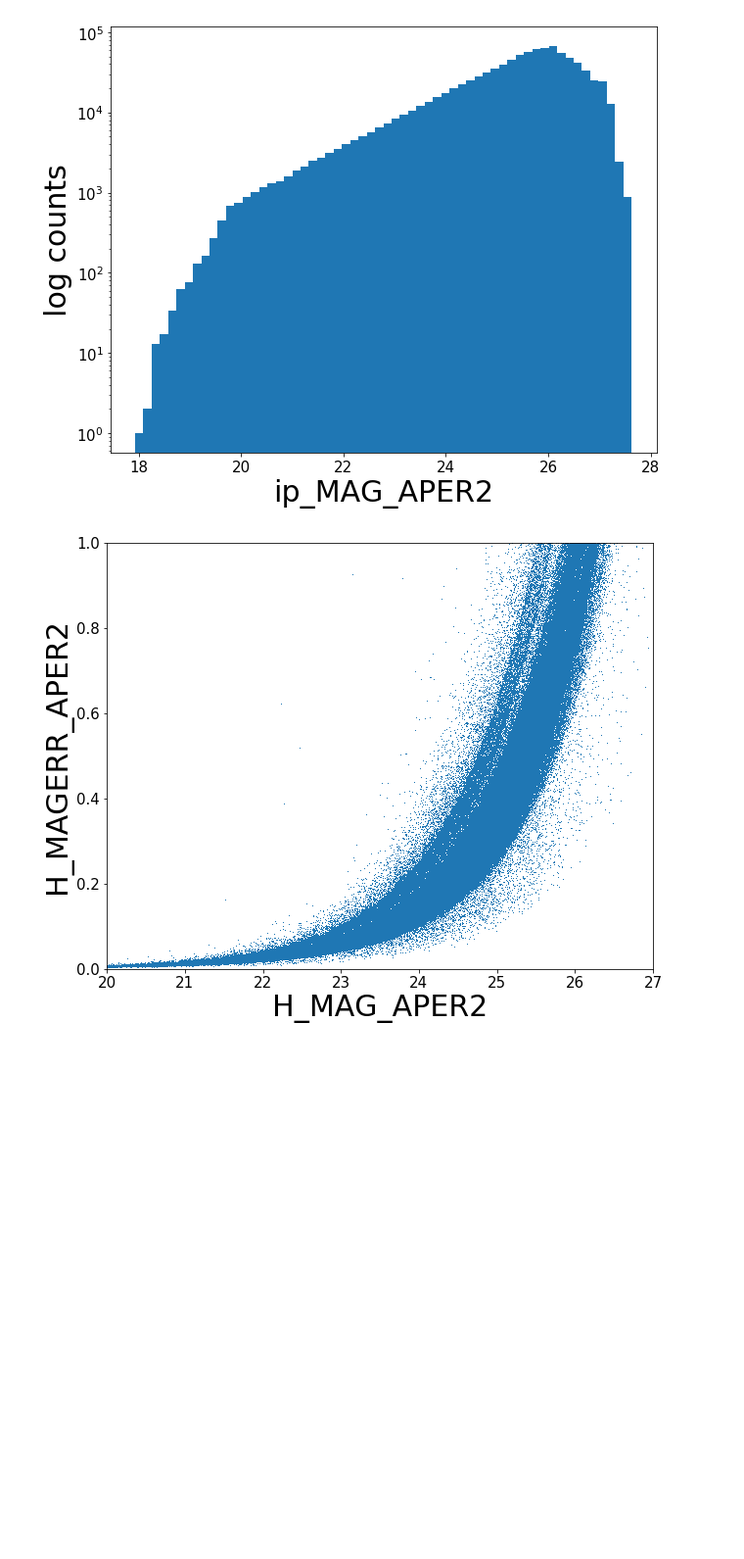
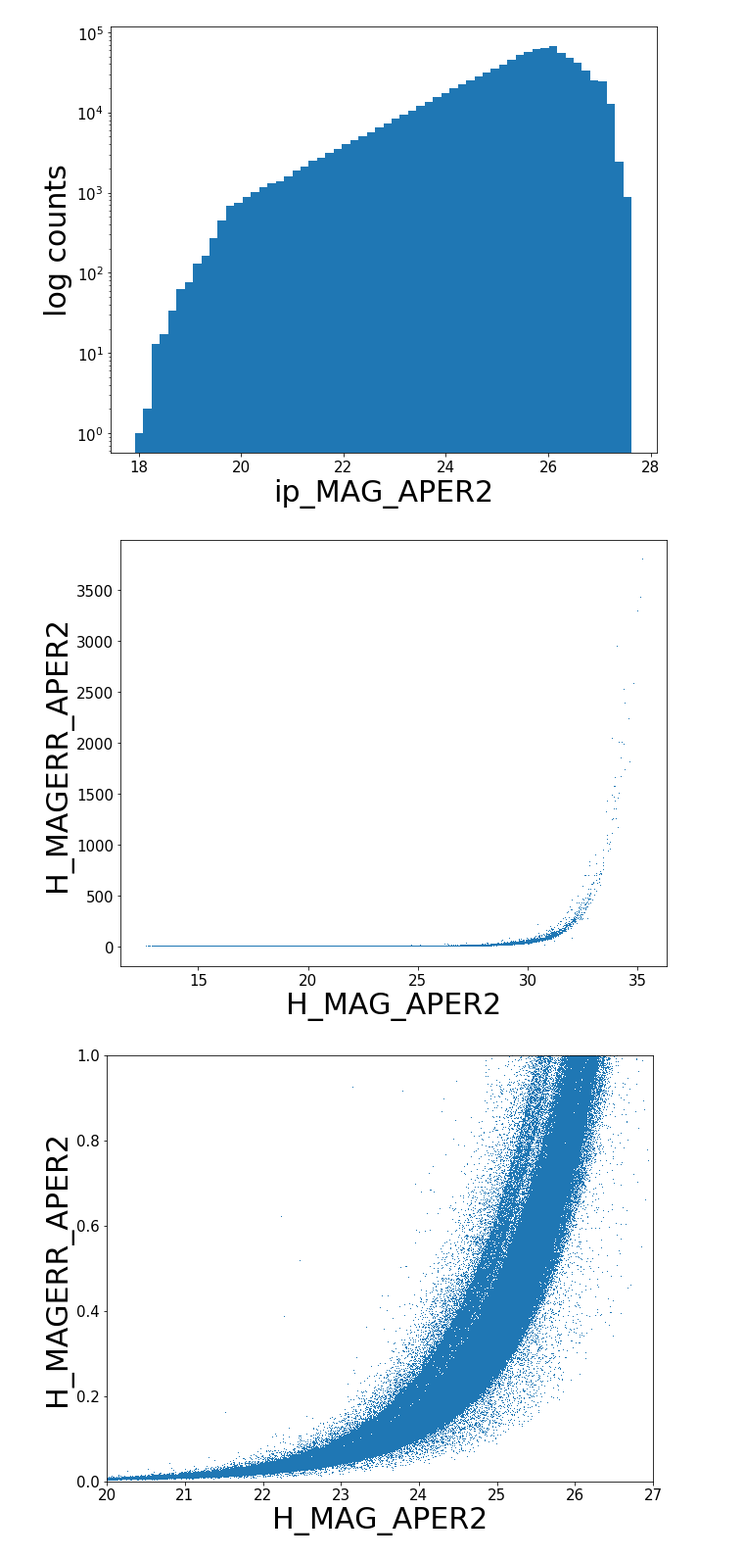
Before and after one commit to GiorgioManzoni/VIPERS_GALFORM, a Jupyter notebook: 018_READ_COSMOS.ipynb, the cells around one changed output. Shown at 98% size. Saved outputs shown, nothing was run; the diff lists cells and outputs as text; code cells hidden in the pictures; blank space fills up the shorter version.

```diff
--- a/018_READ_COSMOS.ipynb
+++ b/018_READ_COSMOS.ipynb
@@ -196,6 +196,21 @@ plt.savefig('../plots/018/COSMOS_ip_histo.png')
 plt.show()
 # %% [output]
 [figure]
+# %%
+plt.figure(figsize=(10,8))
+plt.plot(cat['H_MAG_APER2'][(cat['H_MAG_APER2']>0.)&(cat['H_MAGERR_APER2']<4000.)],
+         cat['H_MAGERR_APER2'][(cat['H_MAG_APER2']>0.)&(cat['H_MAGERR_APER2']<4000.)],",")
+
+#plt.xlim(20.,27.)
+#plt.ylim(0.,1000.)
+
+plt.xlabel('H_MAG_APER2',fontsize=30)
+plt.ylabel('H_MAGERR_APER2',fontsize=30)
+plt.tick_params(labelsize=15)
+plt.savefig('../plots/018/COSMOS_MAG_ERROR_H_nolimits.png')
+plt.show()
+# %% [output]
+[figure, added]
 # %%
 plt.figure(figsize=(10,8))
 plt.plot(cat['H_MAG_APER2'][(cat['H_MAG_APER2']>0.)&(cat['H_MAG_APER2']<30.)],cat['H_MAGERR_APER2'][(cat['H_MAG_APER2']>0.)&(cat['H_MAG_APER2']<30.)],",")
```
Also changed, not shown: parts of 10 cells of this notebook.
